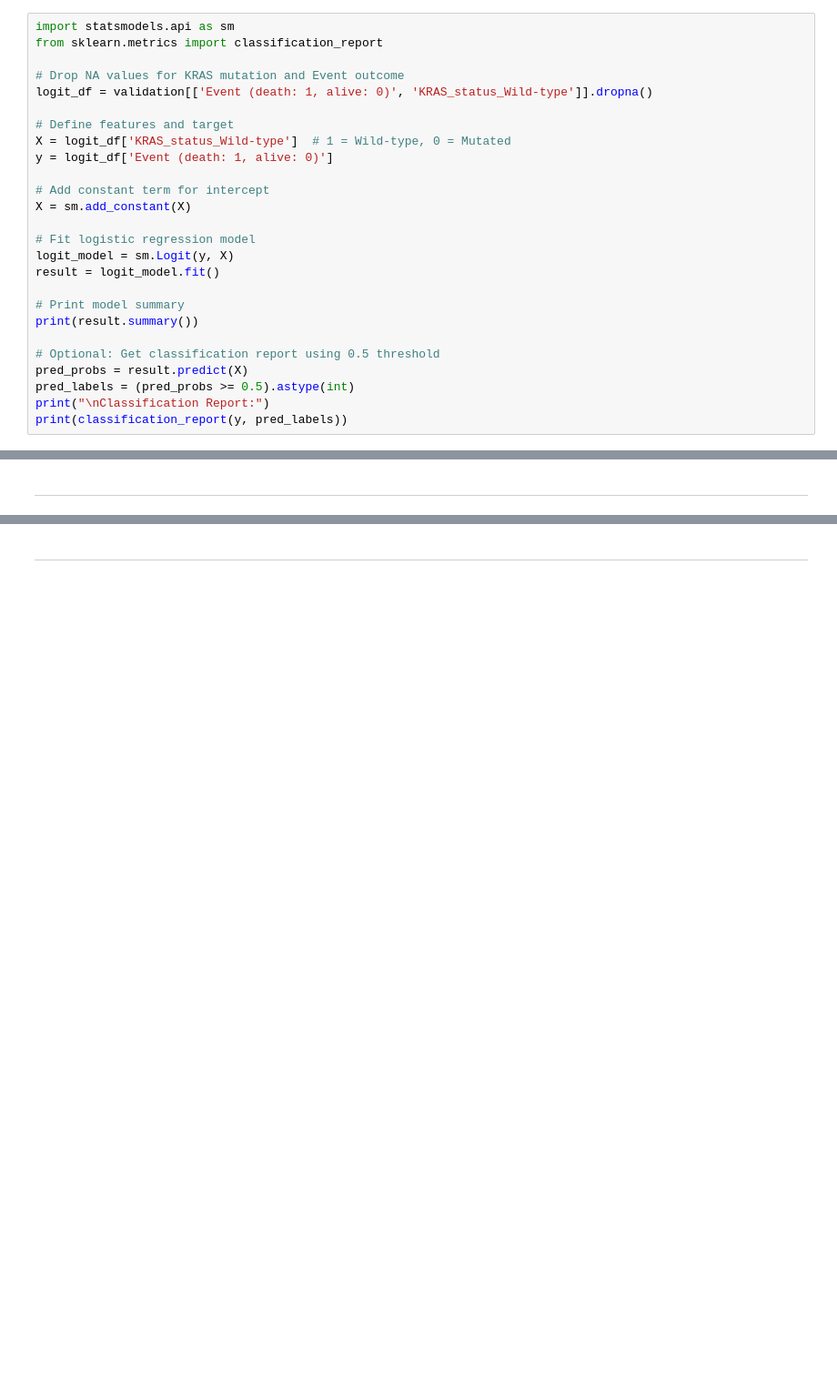
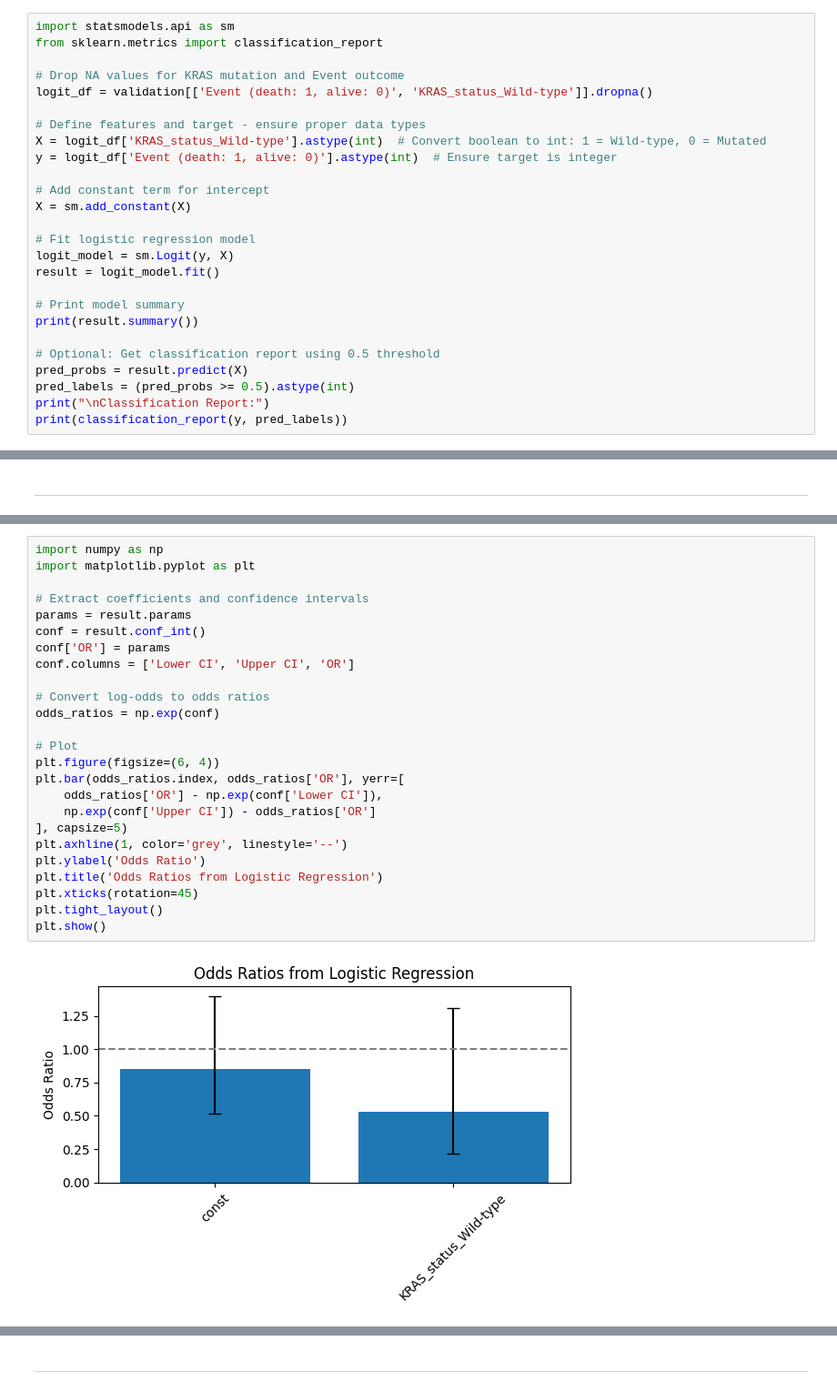
Before and after one commit to Petal-DA/clinical-survival-analysis, a Jupyter notebook: jupyter_notebooks/3_modeling.ipynb, the cells around one changed output, grey strips where cells are left out. Shown at 91% size. Cells and saved outputs as stored; diff of their text form; blank space fills up the shorter version.

```diff
--- a/jupyter_notebooks/3_modeling.ipynb
+++ b/jupyter_notebooks/3_modeling.ipynb
@@ -226,9 +234,9 @@ from sklearn.metrics import classification_report
 # Drop NA values for KRAS mutation and Event outcome
 logit_df = validation[['Event (death: 1, alive: 0)', 'KRAS_status_Wild-type']].dropna()
 
-# Define features and target
-X = logit_df['KRAS_status_Wild-type']  # 1 = Wild-type, 0 = Mutated
-y = logit_df['Event (death: 1, alive: 0)']
+# Define features and target - ensure proper data types
+X = logit_df['KRAS_status_Wild-type'].astype(int)  # Convert boolean to int: 1 = Wild-type, 0 = Mutated
+y = logit_df['Event (death: 1, alive: 0)'].astype(int)  # Ensure target is integer
 
 # Add constant term for intercept
 X = sm.add_constant(X)
@@ -256,0 +305,27 @@ NOTE
+# %%
+import numpy as np
+import matplotlib.pyplot as plt
+
+# Extract coefficients and confidence intervals
+params = result.params
+conf = result.conf_int()
+conf['OR'] = params
+conf.columns = ['Lower CI', 'Upper CI', 'OR']
+
+# Convert log-odds to odds ratios
+odds_ratios = np.exp(conf)
+
+# Plot
+plt.figure(figsize=(6, 4))
+plt.bar(odds_ratios.index, odds_ratios['OR'], yerr=[
+    odds_ratios['OR'] - np.exp(conf['Lower CI']),
+    np.exp(conf['Upper CI']) - odds_ratios['OR']
+], capsize=5)
+plt.axhline(1, color='grey', linestyle='--')
+plt.ylabel('Odds Ratio')
+plt.title('Odds Ratios from Logistic Regression')
+plt.xticks(rotation=45)
+plt.tight_layout()
+plt.show()
+# %% [output]
+[figure, added]
```
Also changed, not shown: parts of 36 cells of this notebook, 1 other file.
